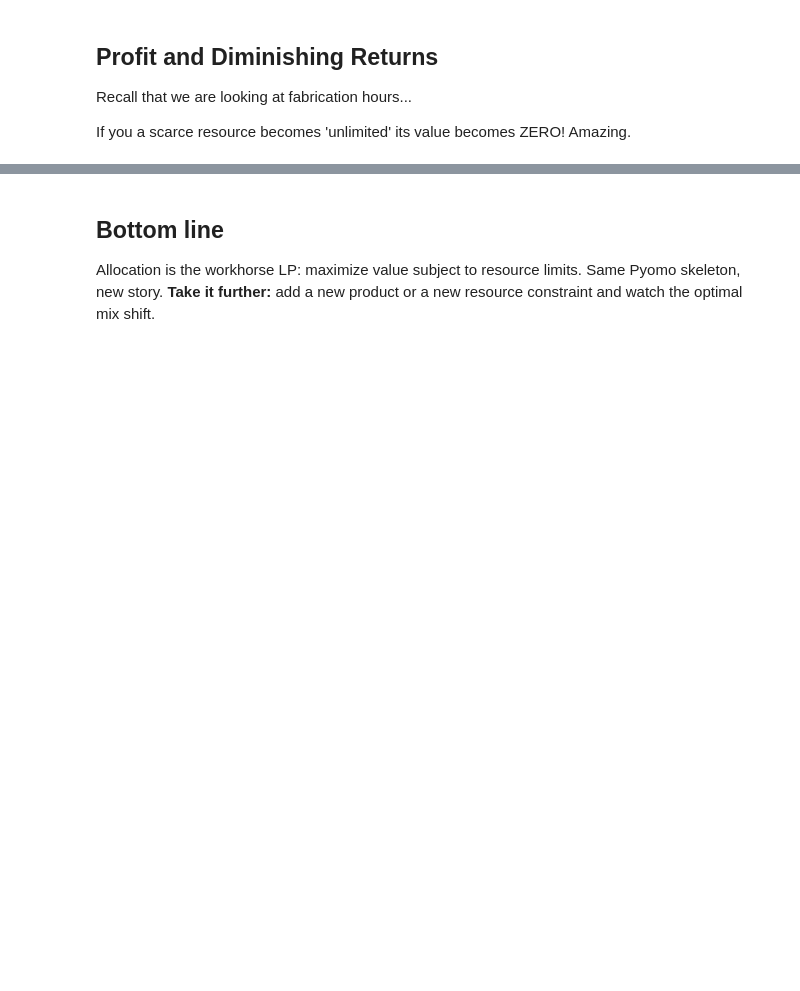
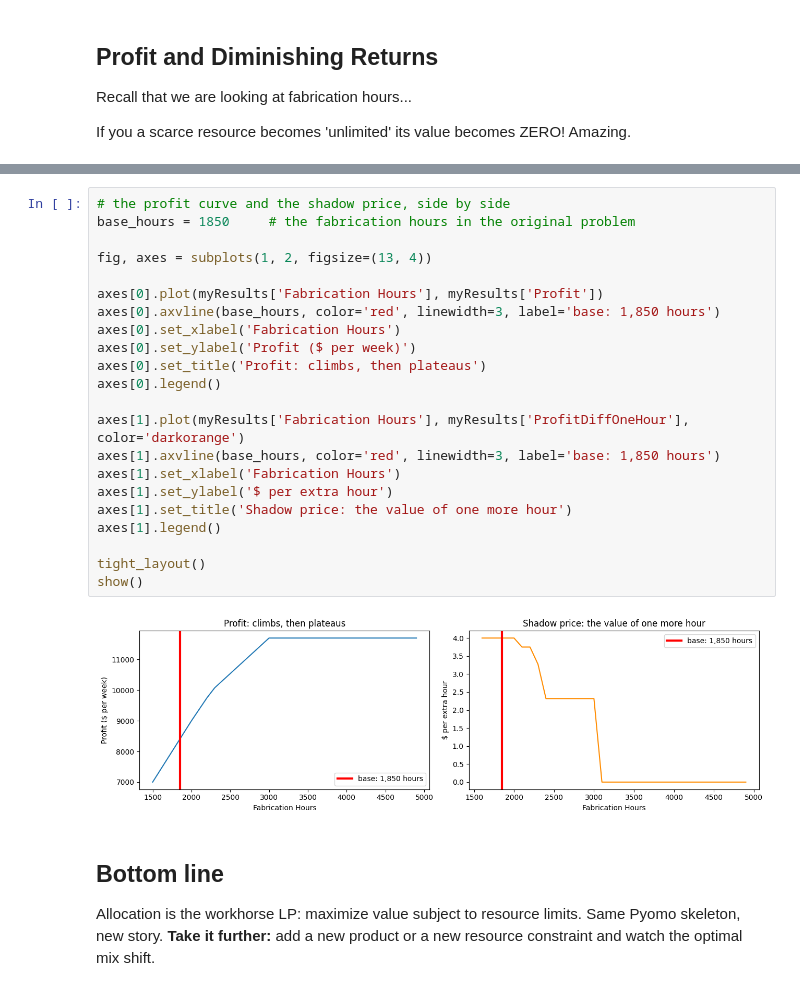
Before and after one commit to drdave-teaching/OPIM5641-notebooks, a Jupyter notebook: 6_Pyomo_LP/1_Allocation_Models.ipynb, the cells around one changed output, grey strips where cells are left out. Cells and saved outputs as stored; diff of their text form; blank space fills up the shorter version.

```diff
--- a/6_Pyomo_LP/1_Allocation_Models.ipynb
+++ b/6_Pyomo_LP/1_Allocation_Models.ipynb
@@ -346,3 +380,27 @@ plt.show()
+# %%
+# the profit curve and the shadow price, side by side
+base_hours = 1850     # the fabrication hours in the original problem
+
+fig, axes = subplots(1, 2, figsize=(13, 4))
+
+axes[0].plot(myResults['Fabrication Hours'], myResults['Profit'])
+axes[0].axvline(base_hours, color='red', linewidth=3, label='base: 1,850 hours')
+axes[0].set_xlabel('Fabrication Hours')
+axes[0].set_ylabel('Profit ($ per week)')
+axes[0].set_title('Profit: climbs, then plateaus')
+axes[0].legend()
+
+axes[1].plot(myResults['Fabrication Hours'], myResults['ProfitDiffOneHour'], color='darkorange')
+axes[1].axvline(base_hours, color='red', linewidth=3, label='base: 1,850 hours')
+axes[1].set_xlabel('Fabrication Hours')
+axes[1].set_ylabel('$ per extra hour')
+axes[1].set_title('Shadow price: the value of one more hour')
+axes[1].legend()
+
+tight_layout()
+show()
+# %% [output]
+[figure, added]
 # %% [markdown]
 ## Bottom line
 
```
Also changed, not shown: parts of 10 cells of this notebook, 2 other files.
